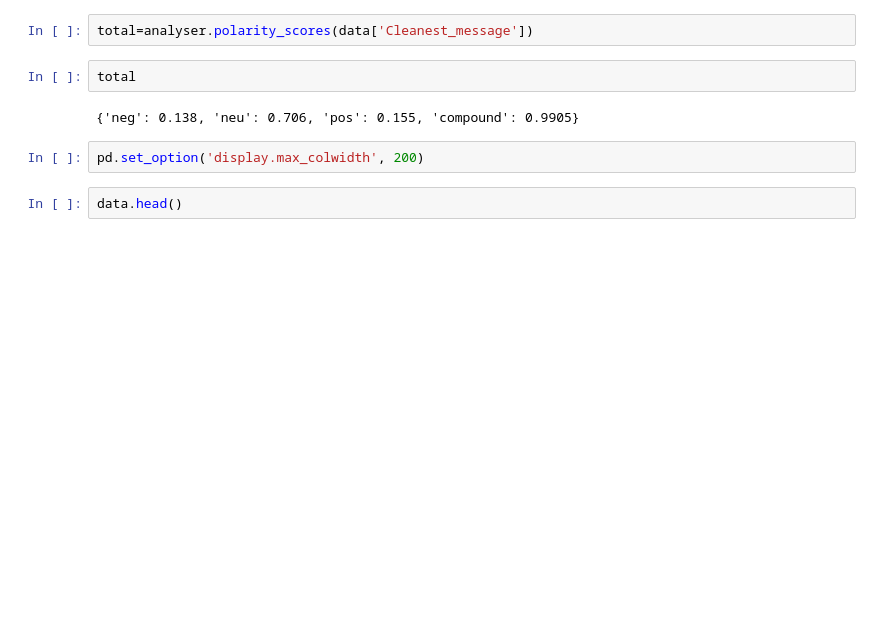
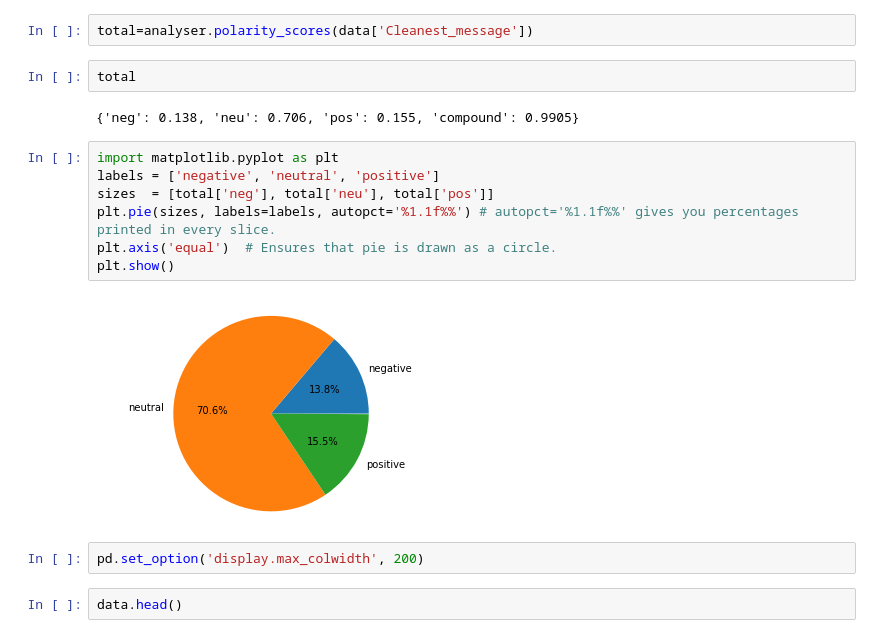
Before and after one commit to gmchinchayan/DLD-Gustavo, a Jupyter notebook: DS_Files/SentimentAnalysis/vader1_sentiment_column.ipynb, the cells around one changed output. Drawn from its saved outputs; the diff is of its cells as text; blank space fills up the shorter version.

Commit message:
pie chart added and readability index

```diff
--- a/DS_Files/SentimentAnalysis/vader1_sentiment_column.ipynb
+++ b/DS_Files/SentimentAnalysis/vader1_sentiment_column.ipynb
@@ -75,6 +75,15 @@ total=analyser.polarity_scores(data['Cleanest_message'])
 total
 # %% [output]
 {'neg': 0.138, 'neu': 0.706, 'pos': 0.155, 'compound': 0.9905}
+# %%
+import matplotlib.pyplot as plt
+labels = ['negative', 'neutral', 'positive']
+sizes  = [total['neg'], total['neu'], total['pos']]
+plt.pie(sizes, labels=labels, autopct='%1.1f%%') # autopct='%1.1f%%' gives you percentages printed in every slice.
+plt.axis('equal')  # Ensures that pie is drawn as a circle.
+plt.show()
+# %% [output]
+[figure, added]
 # %%
 pd.set_option('display.max_colwidth', 200)
 # %%
```
Also changed, not shown: parts of 3 cells of this notebook.
